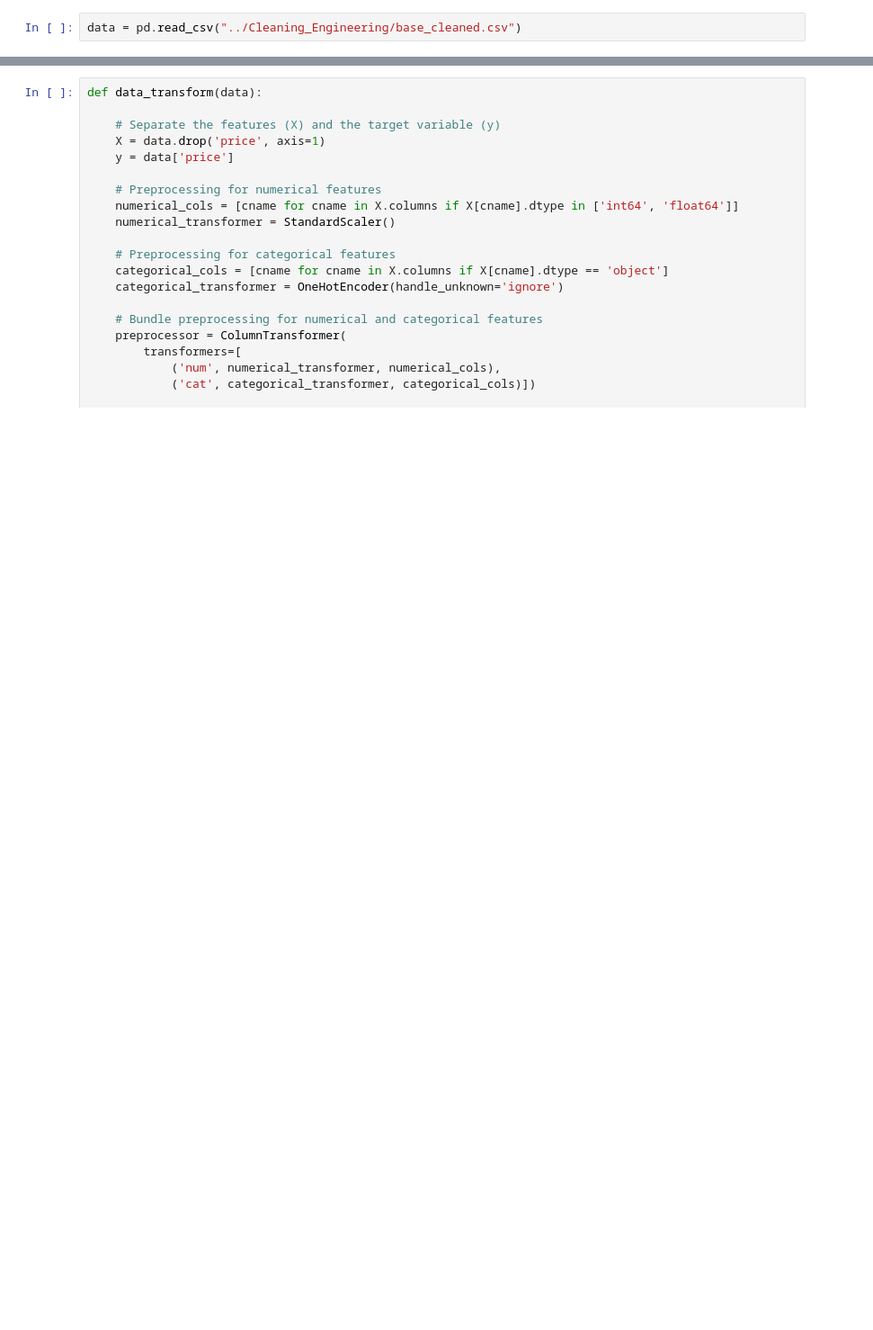
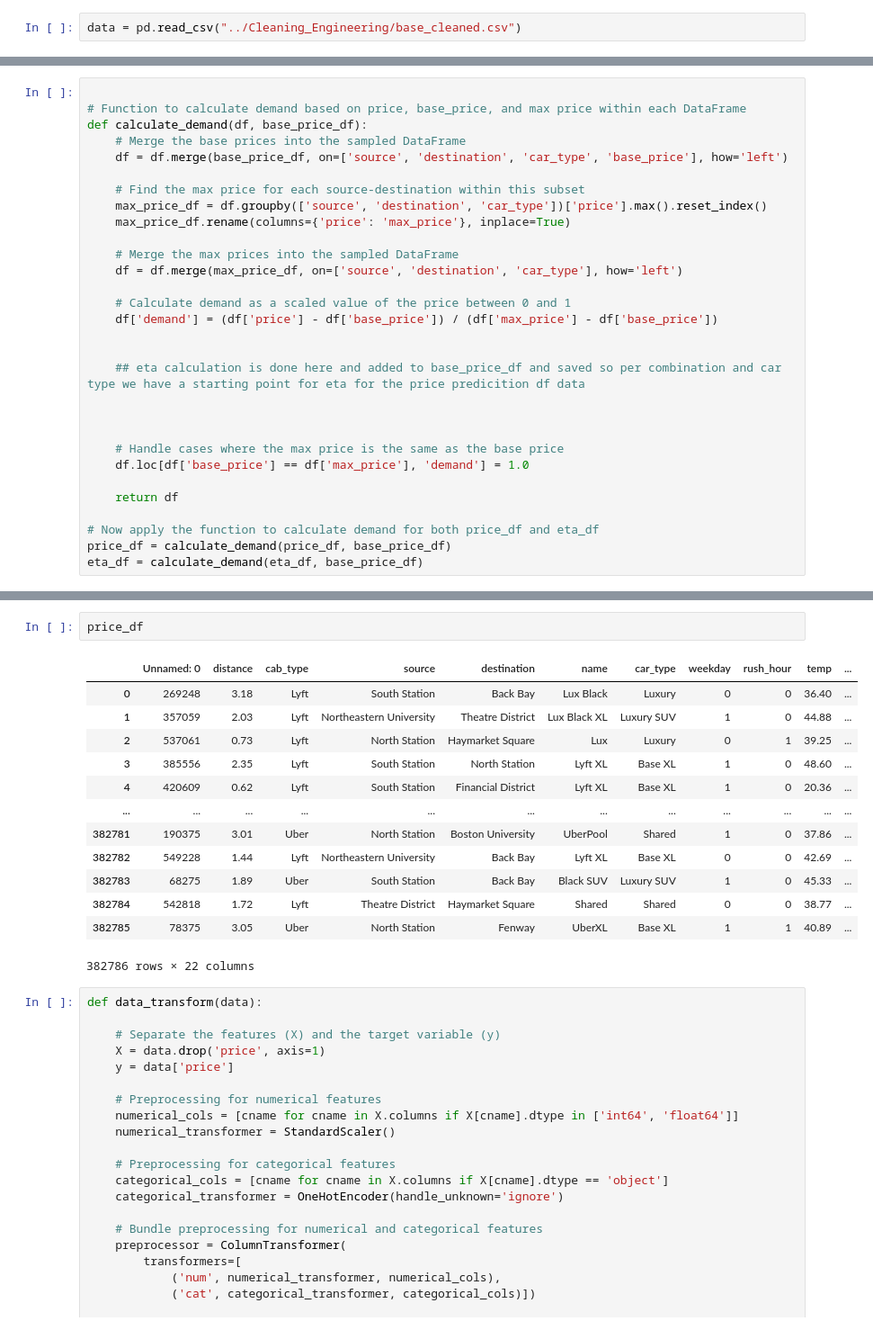
Before and after one commit to emekaamadi/Dynamic_Project, a Jupyter notebook: Modeling/dynamic_modeling.ipynb, the cells around one changed output, grey strips where cells are left out. Shown at 90% size. Drawn from its saved outputs; the diff is of its cells as text; blank space fills up the shorter version.

```diff
--- a/Modeling/dynamic_modeling.ipynb
+++ b/Modeling/dynamic_modeling.ipynb
@@ -61,0 +80,30 @@ NameError: name 'df' is not defined
+# %%
+
+# Function to calculate demand based on price, base_price, and max price within each DataFrame
+def calculate_demand(df, base_price_df):
+    # Merge the base prices into the sampled DataFrame
+    df = df.merge(base_price_df, on=['source', 'destination', 'car_type', 'base_price'], how='left')
+
+    # Find the max price for each source-destination within this subset
+    max_price_df = df.groupby(['source', 'destination', 'car_type'])['price'].max().reset_index()
+    max_price_df.rename(columns={'price': 'max_price'}, inplace=True)
+
+    # Merge the max prices into the sampled DataFrame
+    df = df.merge(max_price_df, on=['source', 'destination', 'car_type'], how='left')
+
+    # Calculate demand as a scaled value of the price between 0 and 1
+    df['demand'] = (df['price'] - df['base_price']) / (df['max_price'] - df['base_price'])
+
+
+    ## eta calculation is done here and added to base_price_df and saved so per combination and car type we have a starting point for eta for the price predicition df data
+
+
+
+    # Handle cases where the max price is the same as the base price
+    df.loc[df['base_price'] == df['max_price'], 'demand'] = 1.0
+
+    return df
+
+# Now apply the function to calculate demand for both price_df and eta_df
+price_df = calculate_demand(price_df, base_price_df)
+eta_df = calculate_demand(eta_df, base_price_df)
@@ -62,3 +126,19 @@ NameError: name 'df' is not defined
+# %%
+price_df
+# %% [output]
+|  | Unnamed: 0 | distance | cab_type | source | destination | name | car_type | weekday | rush_hour | temp | ... |
+| 0 | 269248 | 3.18 | Lyft | South Station | Back Bay | Lux Black | Luxury | 0 | 0 | 36.40 | ... |
+| 1 | 357059 | 2.03 | Lyft | Northeastern University | Theatre District | Lux Black XL | Luxury SUV | 1 | 0 | 44.88 | ... |
+| 2 | 537061 | 0.73 | Lyft | North Station | Haymarket Square | Lux | Luxury | 0 | 1 | 39.25 | ... |
+| 3 | 385556 | 2.35 | Lyft | South Station | North Station | Lyft XL | Base XL | 1 | 0 | 48.60 | ... |
+| 4 | 420609 | 0.62 | Lyft | South Station | Financial District | Lyft XL | Base XL | 1 | 0 | 20.36 | ... |
+| ... | ... | ... | ... | ... | ... | ... | ... | ... | ... | ... | ... |
+| 382781 | 190375 | 3.01 | Uber | North Station | Boston University | UberPool | Shared | 1 | 0 | 37.86 | ... |
+| 382782 | 549228 | 1.44 | Lyft | Northeastern University | Back Bay | Lyft XL | Base XL | 0 | 0 | 42.69 | ... |
+| 382783 | 68275 | 1.89 | Uber | South Station | Back Bay | Black SUV | Luxury SUV | 1 | 0 | 45.33 | ... |
+| 382784 | 542818 | 1.72 | Lyft | Theatre District | Haymarket Square | Shared | Shared | 0 | 0 | 38.77 | ... |
+| 382785 | 78375 | 3.05 | Uber | North Station | Fenway | UberXL | Base XL | 1 | 1 | 40.89 | ... |
+382786 rows × 22 columns
 # %%
 def data_transform(data):
 
```
Also changed, not shown: parts of 10 cells of this notebook, 2 other files.
